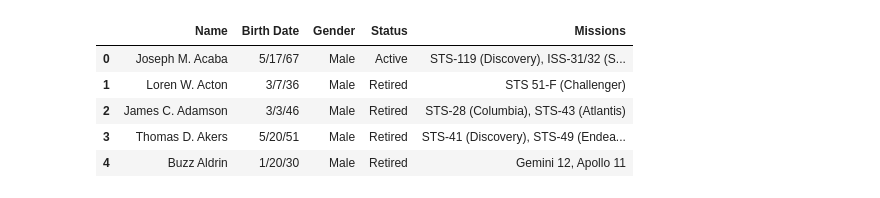
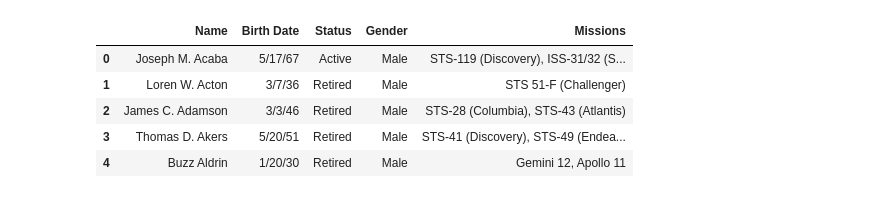
Before and after one commit to bbruzos/ETL-Project, a Jupyter notebook: ETL_Script.ipynb, the cells around one changed output. Drawn from its saved outputs; the diff is of its cells as text; code cells hidden in the pictures.

```diff
--- a/ETL_Script.ipynb
+++ b/ETL_Script.ipynb
@@ -36,13 +36,13 @@ space_df.head(50)
 | 48 | 48 | 48 | Arianespace | ELA-3, Guiana Space Centre, Frenc... | Tue Feb 18, 2020 22:18 UTC | Ariane 5 ECA | JCSAT-17 & GEO-KOM... | StatusActive | 200.0 | ... |
 | 49 | 49 | 49 | SpaceX | SLC-40, Cape Canaveral AFS, Flori... | Mon Feb 17, 2020 15:05 UTC | Falcon 9 Block 5 | Starlink V1 L4 | StatusActive | 50.0 | ... |
 # %%
-new_astro_df= astro_df[['Name','Birth Date', 'Gender', 'Status', 'Missions']].copy()
+new_astro_df= astro_df[['Name','Birth Date','Status','Gender','Missions']].copy()
 new_astro_df.head()
 # %% [output]
-|  | Name | Birth Date | Gender | Status | Missions |
-| 0 | Joseph M. Acaba | 5/17/67 | Male | Active | STS-119 (Discovery), ISS-31/32 (S... |
-| 1 | Loren W. Acton | 3/7/36 | Male | Retired | STS 51-F (Challenger) |
-| 2 | James C. Adamson | 3/3/46 | Male | Retired | STS-28 (Columbia), STS-43 (Atlantis) |
-| 3 | Thomas D. Akers | 5/20/51 | Male | Retired | STS-41 (Discovery), STS-49 (Endea... |
-| 4 | Buzz Aldrin | 1/20/30 | Male | Retired | Gemini 12, Apollo 11 |
+|  | Name | Birth Date | Status | Gender | Missions |
+| 0 | Joseph M. Acaba | 5/17/67 | Active | Male | STS-119 (Discovery), ISS-31/32 (S... |
+| 1 | Loren W. Acton | 3/7/36 | Retired | Male | STS 51-F (Challenger) |
+| 2 | James C. Adamson | 3/3/46 | Retired | Male | STS-28 (Columbia), STS-43 (Atlantis) |
+| 3 | Thomas D. Akers | 5/20/51 | Retired | Male | STS-41 (Discovery), STS-49 (Endea... |
+| 4 | Buzz Aldrin | 1/20/30 | Retired | Male | Gemini 12, Apollo 11 |
 # %%
```
Also changed, not shown: parts of 4 cells of this notebook.
